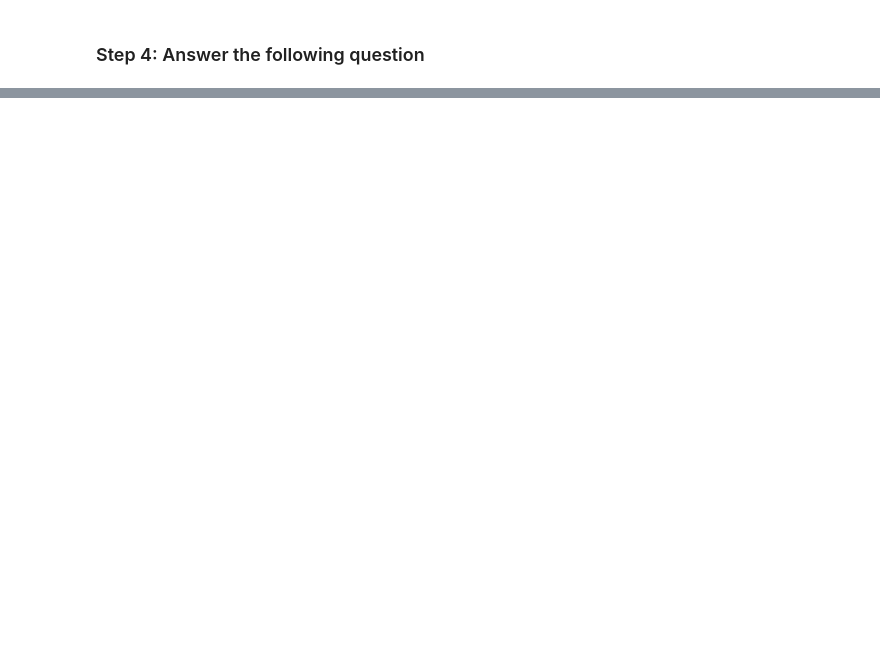
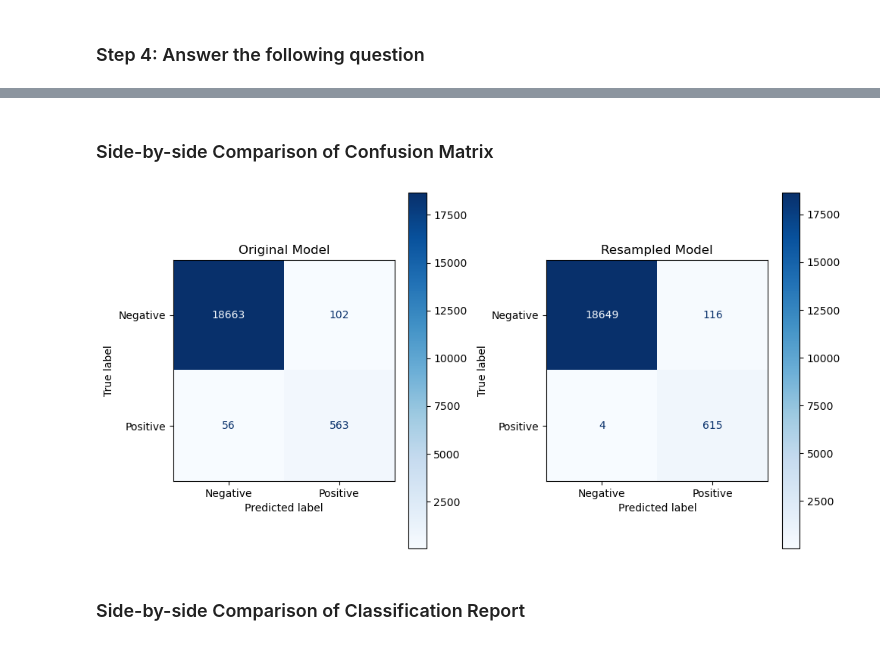
Before and after one commit to agorvie/credit-risk-classification, a Jupyter notebook: Credit_Risk/credit_risk_classification.ipynb, the cells around one changed output, grey strips where cells are left out. Cells and saved outputs as stored; diff of their text form; code cells hidden in the pictures; blank space fills up the shorter version.

```diff
--- a/Credit_Risk/credit_risk_classification.ipynb
+++ b/Credit_Risk/credit_risk_classification.ipynb
@@ -203,0 +290,20 @@ ModuleNotFoundError: No module named 'imblearn'
+# %% [markdown]
+### Side-by-side Comparison of Confusion Matrix
+# %%
+# Create a side-by-side comparison plot
+fig, axes = plt.subplots(1, 2, figsize=(10, 5))
+
+# Plot the confusion matrices on separate axes
+disp_original.plot(ax=axes[0], cmap="Blues", values_format="d")
+axes[0].set_title("Original Model")
+
+disp_resampled.plot(ax=axes[1], cmap="Blues", values_format="d")
+axes[1].set_title("Resampled Model")
+
+# Display the plot
+plt.tight_layout()
+plt.show()
+# %% [output]
+[figure, added]
+# %% [markdown]
+### Side-by-side Comparison of Classification Report
```
Also changed, not shown: parts of 16 cells of this notebook, 1 other file.
